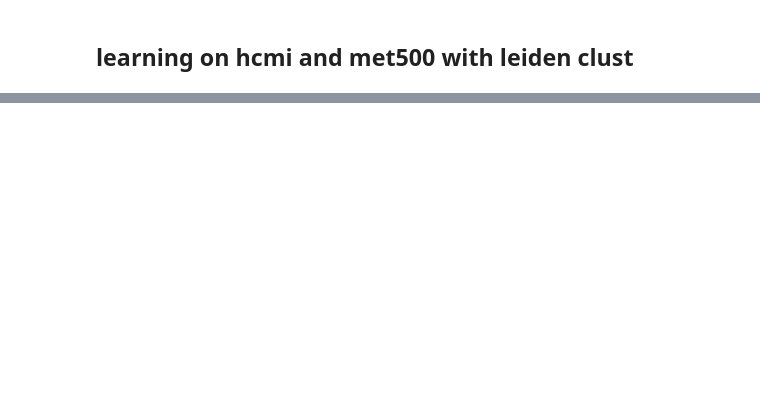
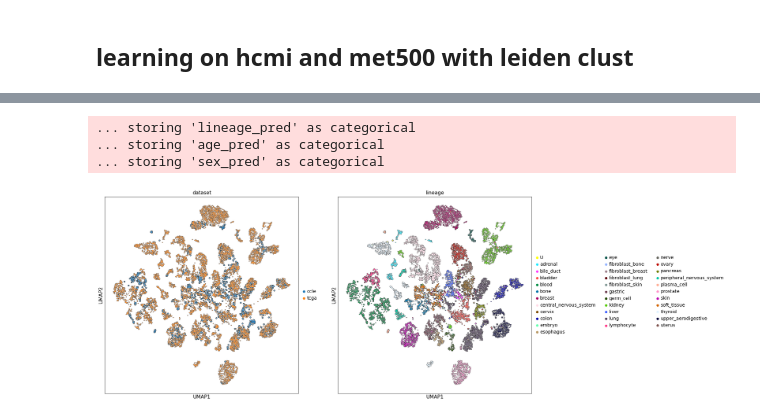
Before and after one commit to broadinstitute/celligner2, a Jupyter notebook: Celligner2-trial-3.ipynb, the cells around one changed output, grey strips where cells are left out. Cells and saved outputs as stored; diff of their text form; code cells hidden in the pictures; blank space fills up the shorter version.

```diff
--- a/Celligner2-trial-3.ipynb
+++ b/Celligner2-trial-3.ipynb
@@ -142,3 +170,3 @@ array([ 2.2 ,  2.2 ,  2.2 ,  2.2 ,  2.2 ,  2.21,  2.21, ..., 14.42, 14.55,
 # %%
-cols = ['dataset','reference','sequencer', 'sample_type', 'align', 'counter', 'conservation', 'cell_format']
+cols = ['dataset']#,'reference','sequencer', 'sample_type', 'align', 'counter', 'conservation', 'cell_format']
 # %%
@@ -148,24 +200,24 @@ pred = ['lineage', 'age', "sex",'disease_type', 'doublingt' , 'cell_type', 'morp
 # %%
 tosend = dataset.copy()
-tosend.obs.loc[tosend.obs.dataset.isin(['hcmi', 'met500']), pred] = 'U'
-cl2 = celligner2.CELLIGNER2(
+tosend = tosend[~tosend.obs.dataset.isin(['pediatric_PDX', 'hcmi', 'met500', 'cclf'])]
+cl2n = celligner2.CELLIGNER2(
     adata=tosend,
     condition_keys=cols,
-    predictor_keys=pred,
-    hidden_layer_sizes=[512, 128],
+    predictor_keys=['lineage', 'age', "sex"],
+    hidden_layer_sizes=[256, 128],
     classifier_hidden_layer_sizes=[32, 64],
     use_mmd = True,
     latent_dim=16,
-    beta=200,
+    beta=500,
     betaclass=0.8,
-    apply_log=True,
-    mmd_on='y1'
+    apply_log=False,
+    #mmd_on='y1'
     #recon_loss="mse",
 )
-cl2.train(
+cl2n.train(
     n_epochs=300,
     alpha_epoch_anneal=200,
-    #cell_type_key='lineage',
+    cell_type_key='lineage',
     early_stopping_kwargs= {
         "early_stopping_metric": "val_unweighted_loss",
         "threshold": 0,
@@ -176,9 +228,9 @@ cl2.train(
     },
     alpha_kl=0.001,
     train_frac=0.75,
-    #batch_size=100,
+    batch_size=100,
     #monitor_only_val=False,
-    n_workers=16,
+    n_workers=12,
     min_weight=0.000001,
 )
 # %% [output]
@@ -239,3 +283,21 @@ Best State was in Epoch 38
 # %%
 from celligner2 import plotting as pl
-evaluator = pl.CELLIGNER2_EVAL(cl2)
+evaluator = pl.CELLIGNER2_EVAL(cl2n)
+# %%
+evaluator.plot_latent(umap_kwargs=dict(
+                            n_components=2,
+                            min_dist=.5,
+                            alpha=1,
+                            spread=1,
+                            random_state=None),
+                    color=['dataset','lineage'],
+                    projection="2d",
+                    n_neighbors = 8,
+                    rerun=True,
+                    add_outline = True,
+                    size = [30 if val != 'tcga' else 10 for val in evaluator.adata_latent.obs['dataset']])
+# %% [output]
+... storing 'lineage_pred' as categorical
+... storing 'age_pred' as categorical
+... storing 'sex_pred' as categorical
+[figure, added]
```
Also changed, not shown: parts of 39 cells of this notebook, 10 other files.
